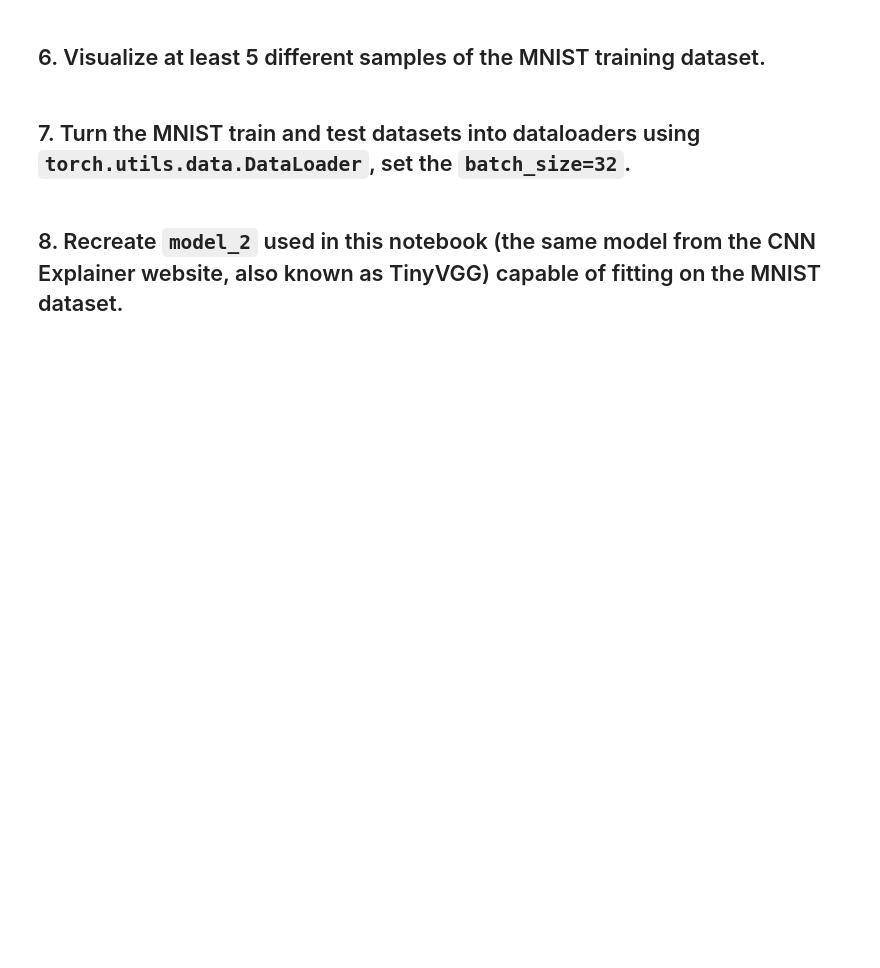
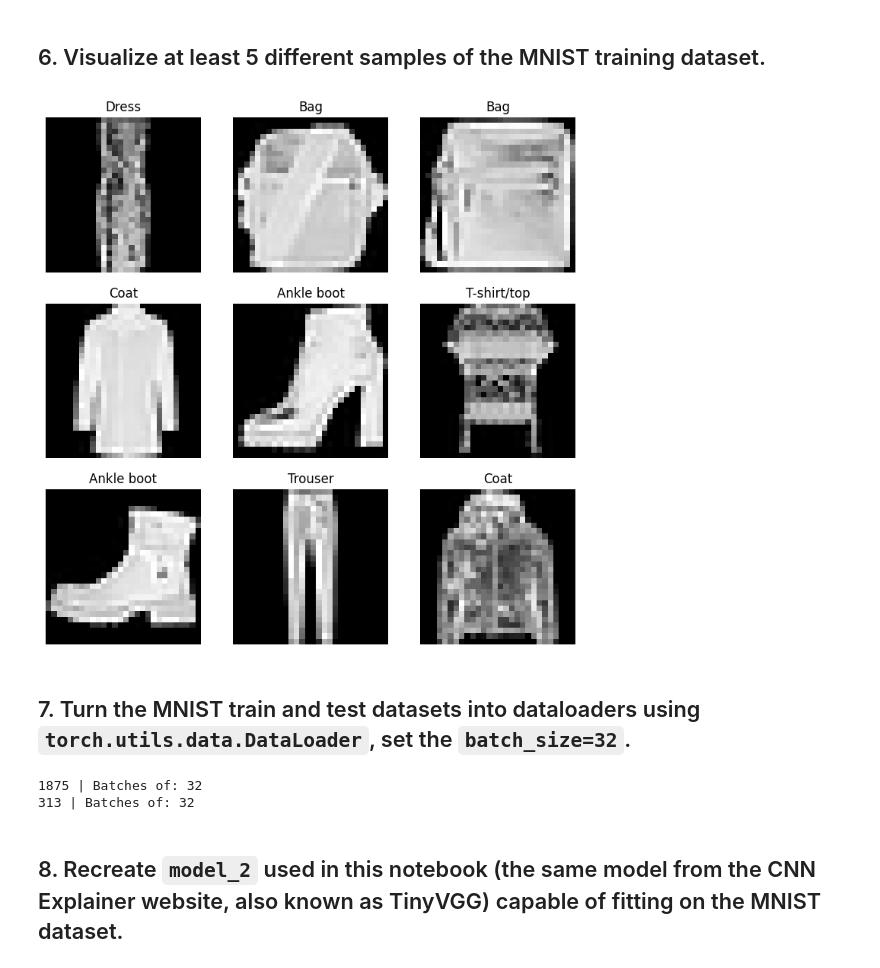
Before and after one commit to ggalindo11/Pytorch_Fundamentals, a Jupyter notebook: 03_Exercies.ipynb, the cells around one changed output. Saved outputs shown, nothing was run; the diff lists cells and outputs as text; code cells hidden in the pictures; blank space fills up the shorter version.

Commit message:
update
day 32: 1 1/2
Did more work on computer vision fashionMNIST model.

```diff
--- a/03_Exercies.ipynb
+++ b/03_Exercies.ipynb
@@ -39,4 +67,37 @@ Overfitting can be prevented in a few simple ways, some simple, some more comple
+# %%
+# load FashionMNIST datasets for training & testing
+
+train_data = datasets.FashionMNIST(
+    root='data', # What directory to download data to
+    train=True, # Do we want the training data set
+    download=True, # Do we want to download the data?
+    transform=ToTensor(), # How do we want to transform the data?
+    target_transform=None # How do we want to transform the labels/target?
+)
+
+test_data = datasets.FashionMNIST(
+    root='data',
+    train=False,
+    download=True,
+    transform=ToTensor(),
+    target_transform=None
+)
 # %% [markdown]
 ## 6. Visualize at least 5 different samples of the MNIST training dataset.
+# %%
+fig = plt.figure(figsize=(9, 9)) # figure(figsize=(width & height in inches))
+rows, cols = 3, 3
+class_names = train_data.classes
+
+for i in range (1, rows*cols+1):
+    random_idx = torch.randint(0, len(train_data), size=[1]).item() # random int between 0 and 60,000, as a 1D tensor (scalar) & convert to python int
+    img, label = train_data[random_idx] # get the image and label for the random index
+
+    fig.add_subplot(rows, cols, i) # creates a 3x3 subplot as defined by rows & cols
+    plt.imshow(img.squeeze(), cmap='gray') # plot the random image in greyscale, squeeze() removes the extra dimension
+    plt.title(class_names[label]) # plot the label of the class by indexing the class_names list
+    plt.axis(False)
+# %% [output]
+[figure, added]
 # %% [markdown]
 ## 7. Turn the MNIST train and test datasets into dataloaders using `torch.utils.data.DataLoader`, set the `batch_size=32`.
@@ -43,2 +120,9 @@ Overfitting can be prevented in a few simple ways, some simple, some more comple
+# %%
+# Visualize the dataLoaders numbers
+print(f"{len(train_dataloader)} | Batches of: {BATCH_SIZE}")
+print(f"{len(test_dataloader)} | Batches of: {BATCH_SIZE}")
+# %% [output]
+1875 | Batches of: 32
+313 | Batches of: 32
 # %% [markdown]
 ## 8. Recreate `model_2` used in this notebook (the same model from the CNN Explainer website, also known as TinyVGG) capable of fitting on the MNIST dataset.
```
Also changed, not shown: parts of 8 cells of this notebook.
